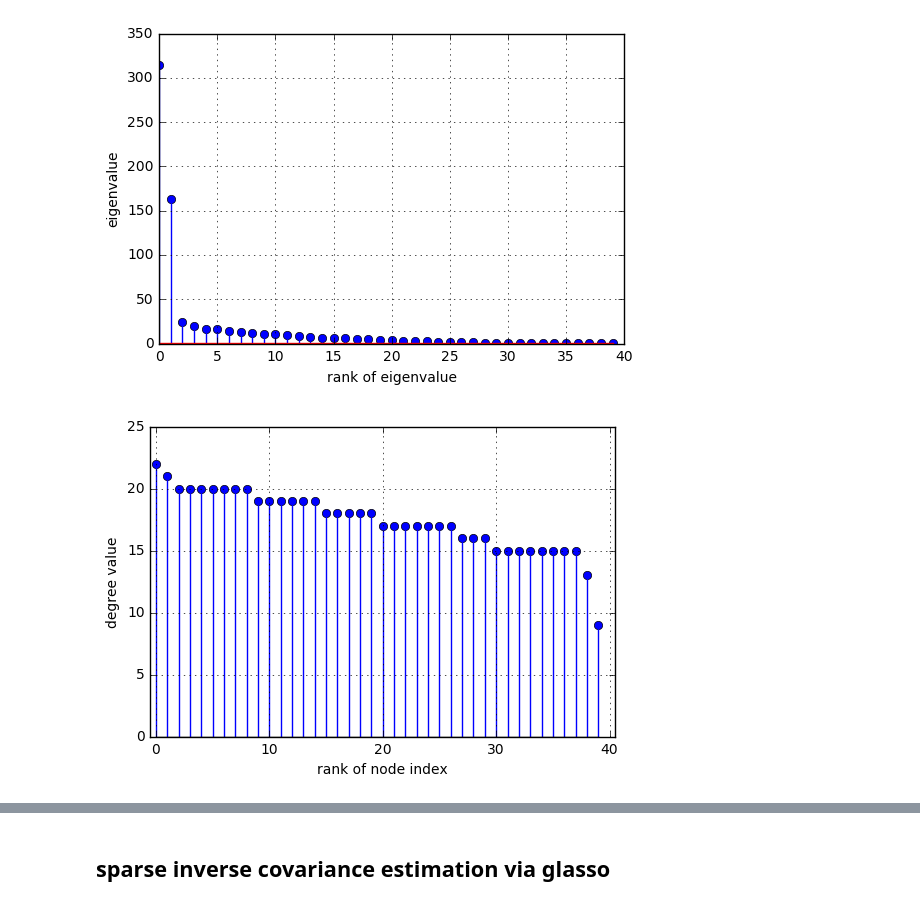
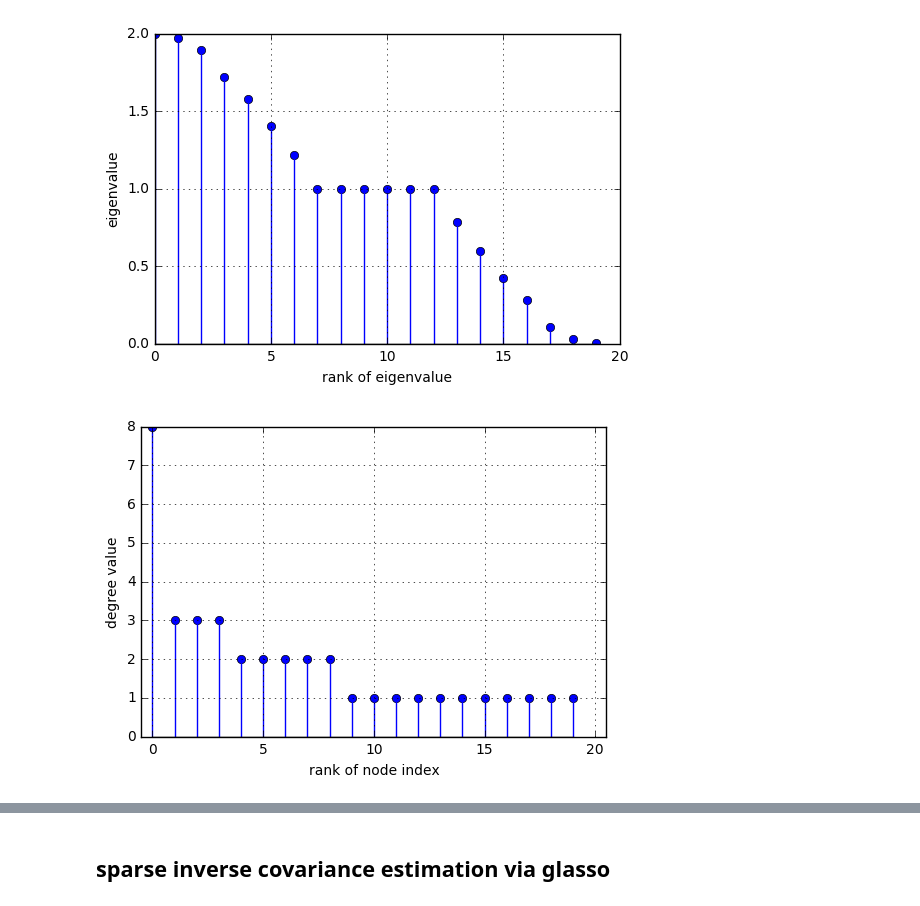
Before and after one commit to TianpeiLuke/LatNet, a Jupyter notebook: src/24022017_01.ipynb, the cells around one changed output, grey strips where cells are left out. Saved outputs shown, nothing was run; the diff lists cells and outputs as text; code cells hidden in the pictures.

```diff
--- a/src/24022017_01.ipynb
+++ b/src/24022017_01.ipynb
@@ -18,9 +24,9 @@ from sklearn.linear_model import lars_path
 # %%
 from latent_signal_network import latent_signal_network as lsn
 # %%
-savefigure = False
+savefigure = True
 seed = 1000
-choice = 'partition'
+choice = 'tree'
 d = 12
 if choice == 'newman':
     size = 20
@@ -30,14 +36,14 @@ if choice == 'newman':
     LSN = lsn(size, prob, option)
     G0 = LSN.graph_build(size=size, prob=prob, option=option, save_fig=savefigure)
 elif choice == 'partition':
-    size = [20, 20]
-    prob = [0.8, 0.15]
+    size = [10, 10]
+    prob = [0.8, 0.1]
     option= {'seed': seed, 'node_dim': d, 'model': choice}
     option['cutoff_freq'] = 12
     LSN = lsn(size, prob, option)
     G0 = LSN.graph_build(size=size, prob=prob, option=option, save_fig=savefigure)
 elif choice == 'grid':
-    size = [4, 5]
+    size = [5, 5]
     prob = 0.6
     option= {'seed': seed, 'node_dim': d, 'model': choice}
     LSN = lsn(size, prob, option)
@@ -72,23 +86,27 @@ elif choice == 'balanced_tree':
 # %%
 #Plot the eigenvalue of adjacency matrix
 adjMat =  nx.adjacency_matrix(G0).todense()
-Sigma, U = np.linalg.eigh(np.dot(adjMat, adjMat))
+Laplacian = nx.normalized_laplacian_matrix(G0).todense()
+#Sigma, U = np.linalg.eigh(abs(adjMat))
+Sigma, U = np.linalg.eigh(Laplacian)
+
 index_sig = np.argsort(Sigma)
 Sigma = Sigma[index_sig[::-1]]
 U = U[:,index_sig[::-1]]
 
 fig3 =plt.figure(3)
 ax = plt.gca()
 (markerline, stemlines, baseline) = plt.stem(np.arange(len(Sigma)), Sigma, 'b', basefmt='k-')
-plt.plot(np.arange(len(Sigma)), np.ones((len(Sigma, ))), 'r')
+#plt.plot(np.arange(len(Sigma)), np.ones((len(Sigma, ))), 'r')
 plt.xlabel('rank of eigenvalue')
 plt.ylabel('eigenvalue')
 ax.grid(True)
 plt.show()
-filename = "../figures/"+strftime("%d%m%Y_%H%M%S", gmtime()) + "_eigenvalue_adjMat.eps"
+filename = "../figures/"+strftime("%d%m%Y_%H%M%S", gmtime()) + "_eigenvalue_laplacian.eps"
+#filename = "../figures/"+strftime("%d%m%Y_%H%M%S", gmtime()) + "_eigenvalue_adjMat.eps"
 if savefigure : fig3.savefig(filename)
 # %% [output]
-[figure, old version]
+[figure, new version]
 # %%
 degrees = G0.degree()
 degree_val = np.array(list(degrees.values()))
@@ -110,7 +128,7 @@ plt.show()
 filename = "../figures/"+strftime("%d%m%Y_%H%M%S", gmtime()) + "_degree_dist.eps"
 if savefigure : fig5.savefig(filename)
 # %% [output]
-[figure, old version]
+[figure, new version]
 # %%
 Tmax = 1
 option_sig = {}
```
Also changed, not shown: parts of 15 cells of this notebook, 4 other files.
